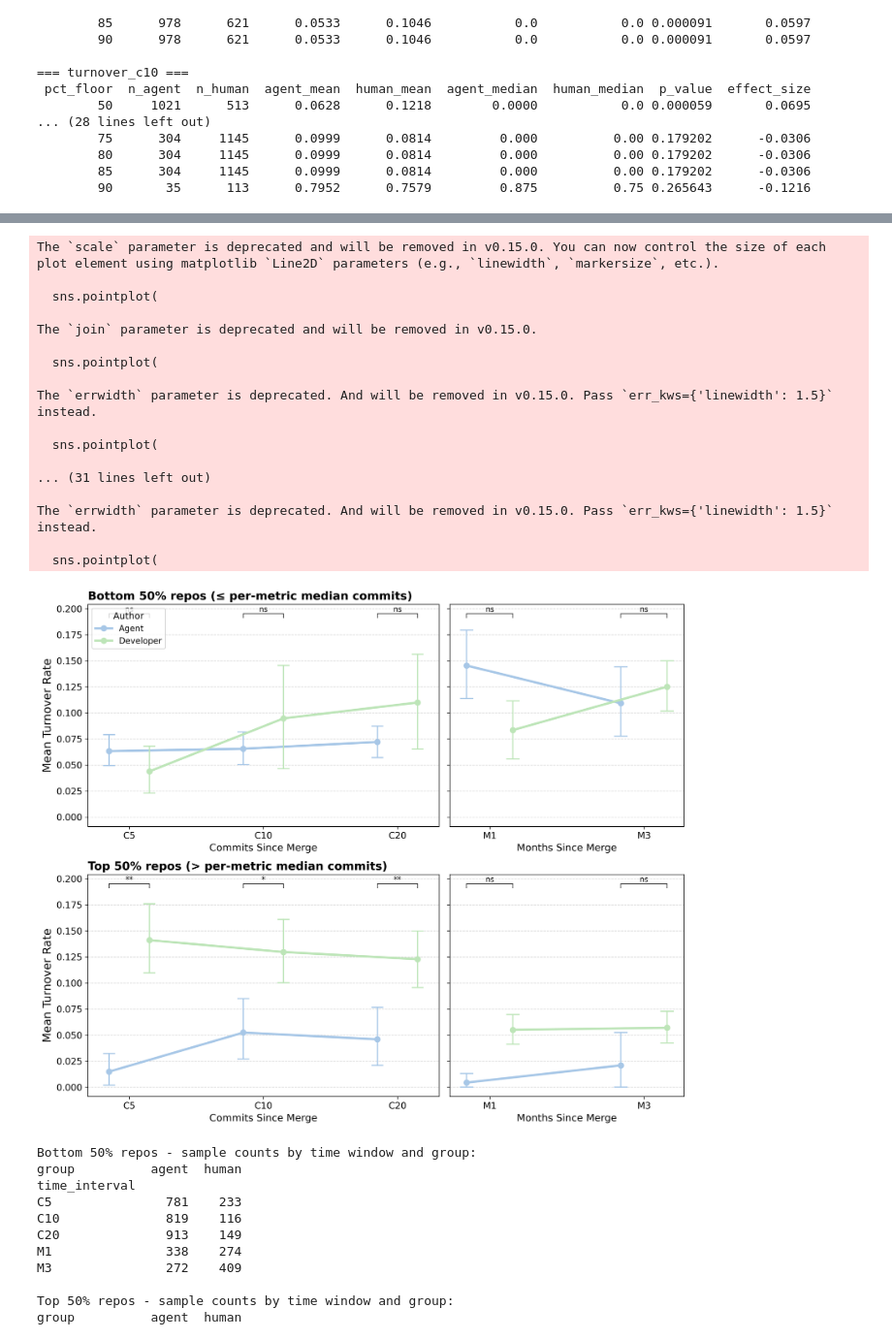
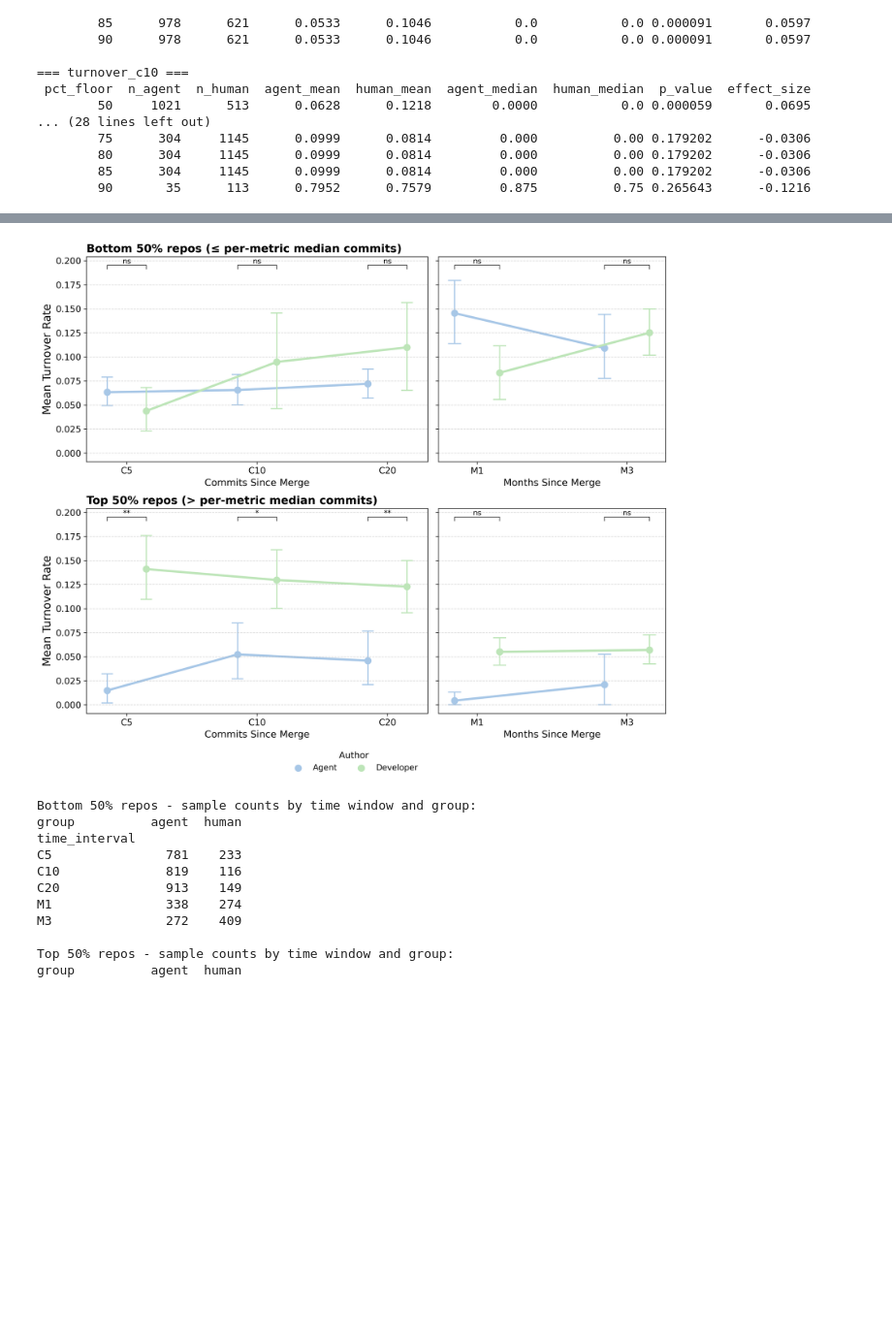
Before and after one commit to LukasOttenhof/On-the-Naturalness-of-Agent-Generated-Documentation, a Jupyter notebook: analysis/rq4/a.ipynb, the cells around one changed output, grey strips where cells are left out. Shown at 97% size. Saved outputs shown, nothing was run; the diff lists cells and outputs as text; code cells hidden in the pictures; blank space fills up the shorter version.

```diff
--- a/analysis/rq4/a.ipynb
+++ b/analysis/rq4/a.ipynb
@@ -258,10 +28,9 @@ The `errwidth` parameter is deprecated. And will be removed in v0.15.0. Pass `er
 # %%
-import pandas as pd
 import numpy as np
 import ast
 from scipy.stats import mannwhitneyu
-
-turnover_cols = ["turnover_c5", "turnover_c10", "turnover_c20", "turnover_m1", "turnover_m3"]
+import seaborn as sns
+import matplotlib.pyplot as plt
 
 def extract_turnover_value(val):
     if pd.isna(val) or val == -1 or val == "-1":
@@ -549,13 +422,16 @@ for row_idx, (df_plot, row_title, tag) in enumerate(rows):
         ax.tick_params(labelsize=12)
         ax.grid(True, linestyle="--", alpha=0.5, axis="y")
 
-        if row_idx == 0 and col_idx == 0:
-            ax.legend(title="Author", fontsize=11, title_fontsize=12, loc="upper left")
-        else:
-            ax.legend_.remove()
-
     axes[row_idx, 0].set_title(row_title, fontsize=15, fontweight="bold", loc="left")
 
+
+# grab handles/labels once, then remove every subplot's auto-legend --
+# a single shared legend outside the grid replaces all four per-axes ones
+handles, labels = axes[0, 0].get_legend_handles_labels()
+for ax in axes.flat:
+    leg = ax.get_legend()
+    if leg is not None:
+        leg.remove()
 
 y0, y1 = axes[0, 0].get_ylim()
 axes[0, 0].set_ylim(y0, y1 + 0.08 * (y1 - y0))
@@ -566,52 +442,41 @@ for row_idx, (_, _, tag) in enumerate(rows):
     for col_idx, (sub_order, _) in enumerate(cols):
         ax = axes[row_idx, col_idx]
         for i, label in enumerate(sub_order):
             p = mw_pvalues_strat.get((tag, label))
             if p is None:
                 continue
             x1, x2 = i - dodge / 2, i + dodge / 2
             ax.plot([x1, x1, x2, x2], [bracket_y, bracket_y + h, bracket_y + h, bracket_y],
                      lw=0.9, color="#333333", clip_on=False)
             ax.text(i, bracket_y + h, sig_stars(p), ha="center", va="bottom", fontsize=10, clip_on=False)
 
-plt.tight_layout()
+fig.legend(
+    handles, labels, title="Author",
+    loc="lower center", bbox_to_anchor=(0.5, -0.02),
+    ncol=2, fontsize=11, title_fontsize=12, frameon=False,
+)
+
+plt.tight_layout(rect=[0, 0.04, 1, 1])
 plt.show()
 # %% [output]
 C5  median=332 commits  |  bottom repos=78, top repos=77
   [Bottom 50%]  Agent=781, Developer=233  |  p=1.8657e-01  effect=-0.0269
            Agent     median=0.0000  mean=0.0633
            Developer median=0.0000  mean=0.0438
   [Top 50%]  Agent=185, Developer=388  |  p=4.2742e-07  effect=0.1521
            Agent     median=0.0000  mean=0.0149
            Developer median=0.0000  mean=0.1411
 C10  median=385 commits  |  bottom repos=83, top repos=82
   [Bottom 50%]  Agent=819, Developer=116  |  p=1.0201e-01  effect=0.0494
            Agent     median=0.0000  mean=0.0656
            Developer median=0.0000  mean=0.0947
   [Top 50%]  Agent=200, Developer=397  |  p=2.6552e-03  effect=0.0891
 ... (19 lines left out)
            Developer median=0.0000  mean=0.1251
   [Top 50%]  Agent=32, Developer=736  |  p=9.2610e-01  effect=-0.0047
            Agent     median=0.0000  mean=0.0209
            Developer median=0.0000  mean=0.0570
-The `scale` parameter is deprecated and will be removed in v0.15.0. You can now control the size of each plot element using matplotlib `Line2D` parameters (e.g., `linewidth`, `markersize`, etc.).
-
-  sns.pointplot(
-
-The `join` parameter is deprecated and will be removed in v0.15.0.
-
-  sns.pointplot(
-
-The `errwidth` parameter is deprecated. And will be removed in v0.15.0. Pass `err_kws={'linewidth': 1.5}` instead.
-
-  sns.pointplot(
-
-... (31 lines left out)
-
-The `errwidth` parameter is deprecated. And will be removed in v0.15.0. Pass `err_kws={'linewidth': 1.5}` instead.
-
-  sns.pointplot(
-[figure, old version]
+[figure, new version]
 # %%
 print("Bottom 50% repos - sample counts by time window and group:")
 bottom_counts = (
```
Also changed, not shown: parts of 3 cells of this notebook, 1 other file.
